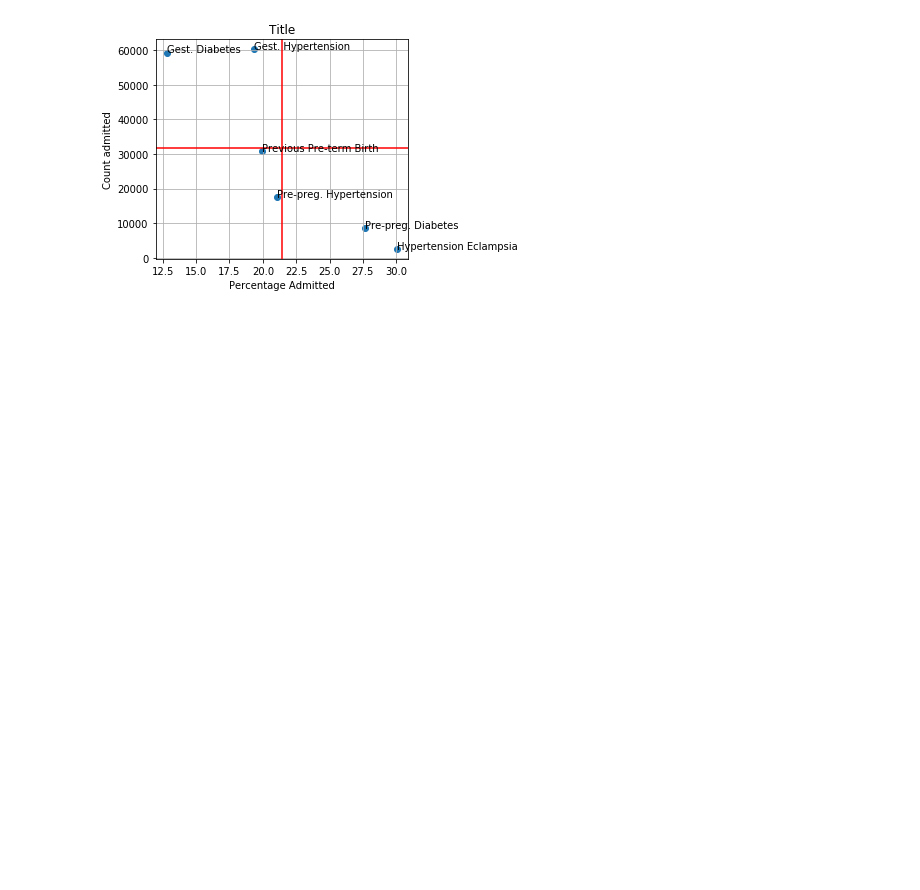
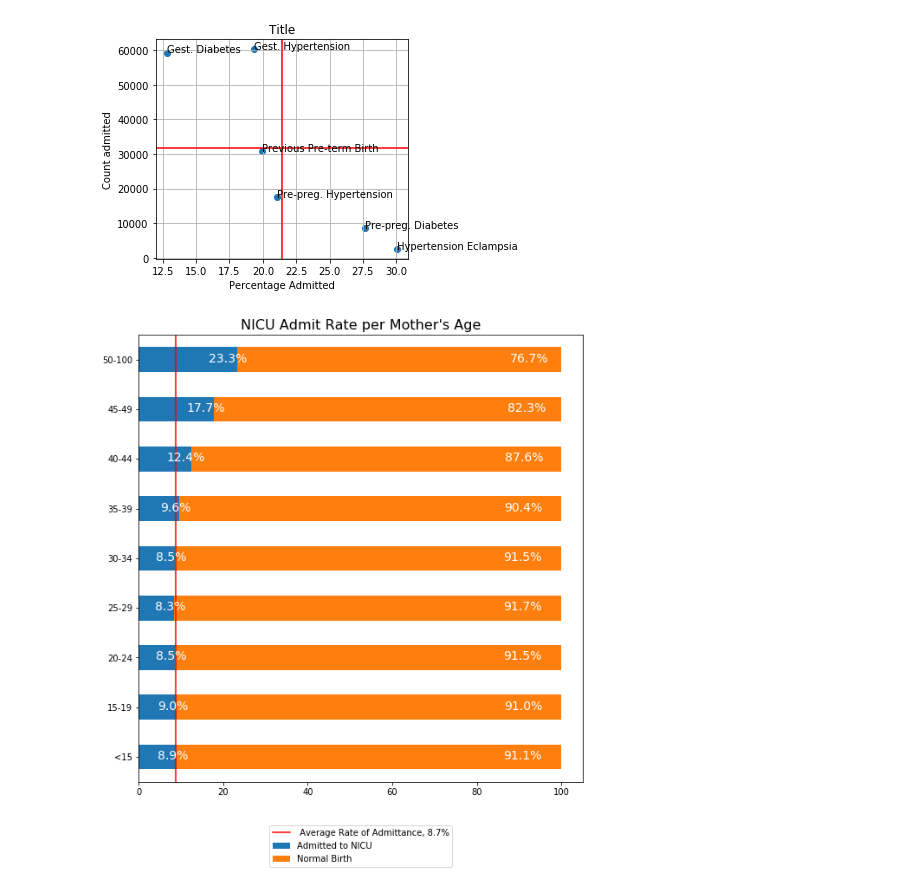
Before and after one commit to mkwasnica/CDC_capstone, a Jupyter notebook: notebooks/Visualization_clean.ipynb, the cells around one changed output. Saved outputs shown, nothing was run; the diff lists cells and outputs as text; code cells hidden in the pictures; blank space fills up the shorter version.

Commit message:
updated Visualizations clean versions

```diff
--- a/notebooks/Visualization_clean.ipynb
+++ b/notebooks/Visualization_clean.ipynb
@@ -249,9 +257,9 @@ def plt_scatter(dataframe,cnames_list, fullnames_list, title = 'Title'):
 births['mother_bmi_recode'] = pd.cut(births['mothers_bmi'],[10.0,19.0, 25.0,30.0,35.0,40.0,90.0],
                                      labels = ['u','h','o','ob1','ob2','ob3'])
 
-births['mothers_age_groups']= pd.cut(births['mothers_age'], 4, labels = ['12-19', '20-29', '30-39','40-50'])
+births_nou['mothers_age_groups']= pd.cut(births['mothers_age'], 4, labels = ['12-19', '20-29', '30-39','40-50'])
 
-births['mothers_age_groups2']= pd.cut(births['mothers_age'], [0,14,19,24,29,34,39,44,49,100],
+births_nou['mothers_age_groups2']= pd.cut(births['mothers_age'], [0,14,19,24,29,34,39,44,49,100],
                                      labels = ['<15', '15-19', '20-24','25-29','30-34',
                                                '35-39','40-44','45-49','50-100'])
 births['bw_recode'] = pd.cut(births['birth_weight_gm'],[0,499, 999,1499,1999,2499,2999,3499,3999,4499,4999,8200],
@@ -284,7 +292,7 @@ lst_infant_delivery_complication_fullnames = ['Assist Ventilation Immediately','
 lstinfant_congenital_cnames = ['seizures','anencephaly', 'meningo_spina_bif', 'cyn_cong_heart_disease',
                                 'cong_diaph_hernia', 'omphalocele', 'gastroschisis','limb_reduc_defect',
                                 'cleft_lip_or_palate', 'cleft_palate_only','hypospadias']
-lstinfant_congeital_fullnames = ['Seizures','Anencephaly', 'Mening-Spina Bifida', 'CCHD','Diaphrapgm Hernia',
+lstinfant_congenital_fullnames = ['Seizures','Anencephaly', 'Mening-Spina Bifida', 'CCHD','Diaphrapgm Hernia',
                                     'Omphalocele', 'Gastroschisis','Limb reduced Defect', 'Cleft Lip or Palate',
                                     'Cleft Palate Only','Hypospadias']
 lstplurality_fullname = ['1','2','3','4','5+']
@@ -312,3 +331,7 @@ plt_scatter(births_nou,cnames_list, fullnames_list)
 -303.5151766004419 63155.51517660044 31729.515176600442
 11.962849394824373 30.89671196094375 9.46693128305969
 [figure]
+# %%
+pct_bplot(births_nou, 'mothers_age_groups2', title = "NICU Admit Rate per Mother's Age",savefile = 'cln_mom_age_pct')
+# %% [output]
+[figure, added]
```
Also changed, not shown: parts of 7 cells of this notebook, 7 other files.
